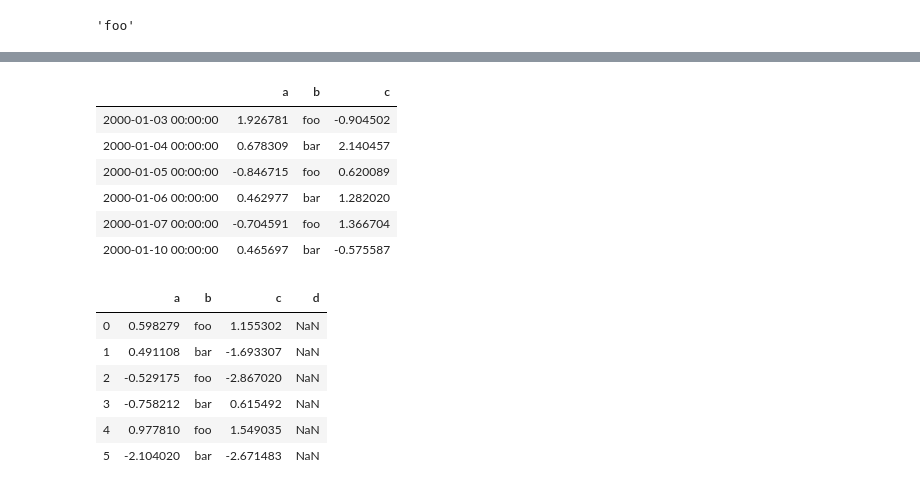
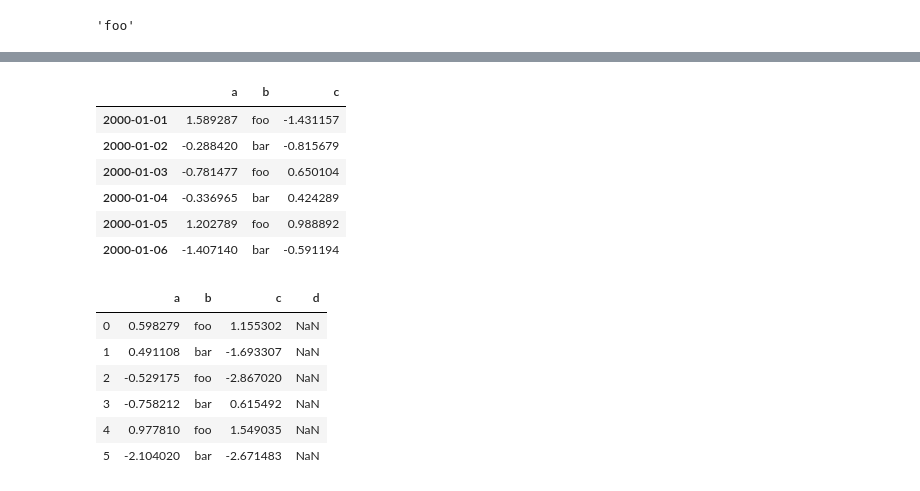
Before and after one commit to wulsin/pandas-exercises, a Jupyter notebook: Basics.ipynb, the cells around one changed output, grey strips where cells are left out. Saved outputs shown, nothing was run; the diff lists cells and outputs as text; code cells hidden in the pictures.

Commit message:
Change DateRange to date_range to avoid errors

```diff
--- a/Basics.ipynb
+++ b/Basics.ipynb
@@ -247,17 +255,17 @@ Index([a, b, c, d], dtype=object)
 # %%
 df = DataFrame({'a': np.random.randn(6),
                 'b': ['foo', 'bar'] * 3,
                 'c': np.random.randn(6)},
-               index=DateRange('1/1/2000', periods=6))
+               index=date_range('1/1/2000', periods=6))
 df
 # %% [output]
 |  | a | b | c |
-| 2000-01-03 00:00:00 | 1.926781 | foo | -0.904502 |
-| 2000-01-04 00:00:00 | 0.678309 | bar | 2.140457 |
-| 2000-01-05 00:00:00 | -0.846715 | foo | 0.620089 |
-| 2000-01-06 00:00:00 | 0.462977 | bar | 1.282020 |
-| 2000-01-07 00:00:00 | -0.704591 | foo | 1.366704 |
-| 2000-01-10 00:00:00 | 0.465697 | bar | -0.575587 |
+| 2000-01-01 | 1.589287 | foo | -1.431157 |
+| 2000-01-02 | -0.288420 | bar | -0.815679 |
+| 2000-01-03 | -0.781477 | foo | 0.650104 |
+| 2000-01-04 | -0.336965 | bar | 0.424289 |
+| 2000-01-05 | 1.202789 | foo | 0.988892 |
+| 2000-01-06 | -1.407140 | bar | -0.591194 |
 # %%
 df = DataFrame({'a': np.random.randn(6),
                 'b': ['foo', 'bar'] * 3,
```
Also changed, not shown: parts of 29 cells of this notebook.
